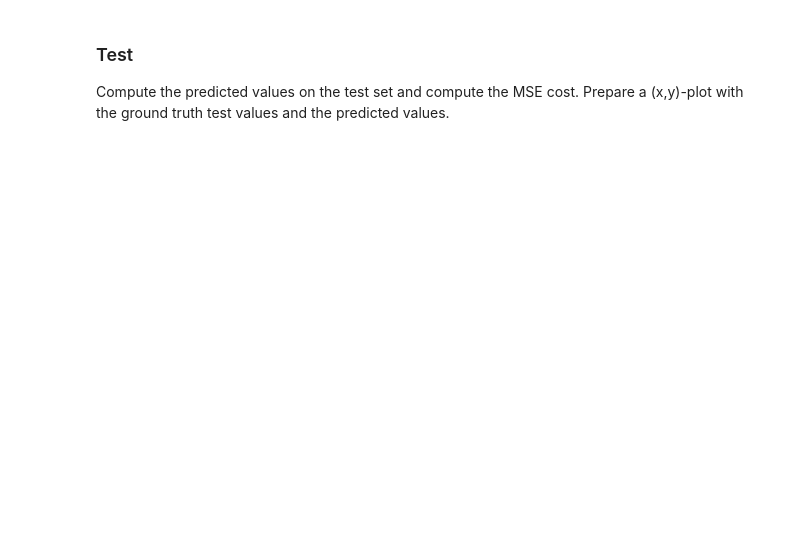
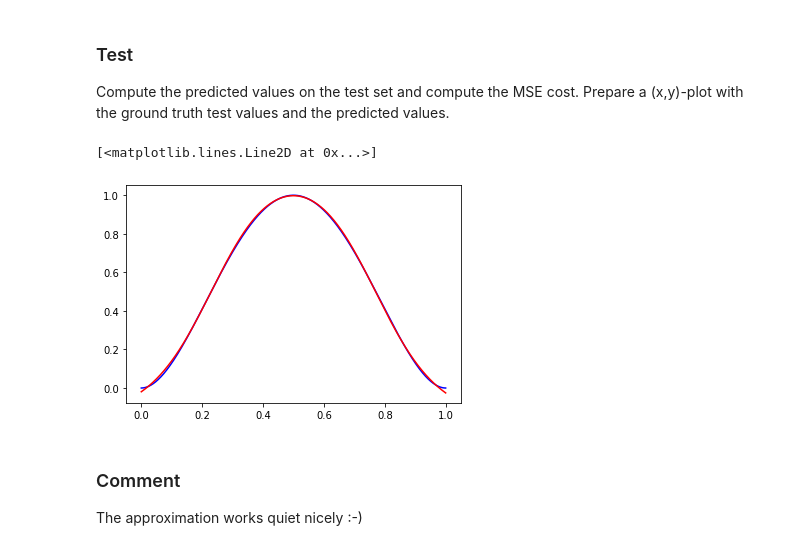
Before and after one commit to codax0r/mse-delearn, a Jupyter notebook: jeh/w3-function_approximation_stud.ipynb, the cells around one changed output. Drawn from its saved outputs; the diff is of its cells as text; code cells hidden in the pictures; blank space fills up the shorter version.

Commit message:
Ex 3 solved

```diff
--- a/jeh/w3-function_approximation_stud.ipynb
+++ b/jeh/w3-function_approximation_stud.ipynb
@@ -148,11 +148,13 @@ def gradient(W1,b1,W2,b2,X,Y):
     ### START YOUR CODE ###
     m = Y.shape[1]
     z = sigmoid(W1.dot(X)+b1)
+    yhat = predict(X, W1, b1, W2, b2)
 
-    # I messed something up with the gradients, so could not really solve this exercise (See hand-written
-    # solution for more information)
-    dW1=1
-    dW2, db1, db2 = None, None, None
+    dW1, dW2, db1, db2 = None, None, None, None
+    db2 = (-1/m) * (Y-yhat).sum()
+    dW2 = (-1/m) * ((Y-yhat) * z).sum(axis=1).reshape(1, W2.shape[1])
+    db1 = (-1/m) * (W2.T * (Y-yhat) * z * (1-z)).sum(axis=1).reshape(b1.shape[0], 1)
+    dW1 = (-1/m) * ((Y-yhat)*z*(1-z)*X * W2.T).sum(axis=1).reshape(W1.shape[0], 1)
 
     ### END YOUR CODE
     return {'dW1':dW1, 'dW2':dW2, 'db1':db1, 'db2':db2}
@@ -335,12 +333,7 @@ def inv_normalize(X1, mu, stdev):
     X -- unnormalized data (array of the same shape as input X1)
     """
     ### START YOUR CODE ###
-
-
-
-
-
-
+    X = (X1 * stdev) + mu
     ### END YOUR CODE ###
 
     return X
@@ -390,11 +395,17 @@ Compute the predicted values on the test set and compute the MSE cost.
 Prepare a (x,y)-plot with the ground truth test values and the predicted values.
 # %%
 ### START YOUR CODE ###
-Ypred_test1 = ...
-Ypred_test = ...
-
+W1, W2, b1, b2 = params['W1'], params['W2'], params['b1'], params['b2']
+Ypred_test = predict(X_test_std, W1, b1, W2, b2)
+Ypred_test = inv_normalize(Ypred_test, mu=y_train_mu, stdev=y_train_stdev)
 ### END YOUR CODE ###
 
 
-plt.plot(Xtest[0,:],Ytest[0,:],'b-')
-plt.plot(Xtest[0,:],Ypred_test[0,:],'r-')
+plt.plot(X_test[0,:],y_test[0,:],'b-')
+plt.plot(X_test[0,:],Ypred_test[0,:],'r-')
+# %% [output]
+[<matplotlib.lines.Line2D at 0x...>]
+[figure, added]
+# %% [markdown]
+### Comment
+The approximation works quiet nicely :-)
```
Also changed, not shown: parts of 9 cells of this notebook.
